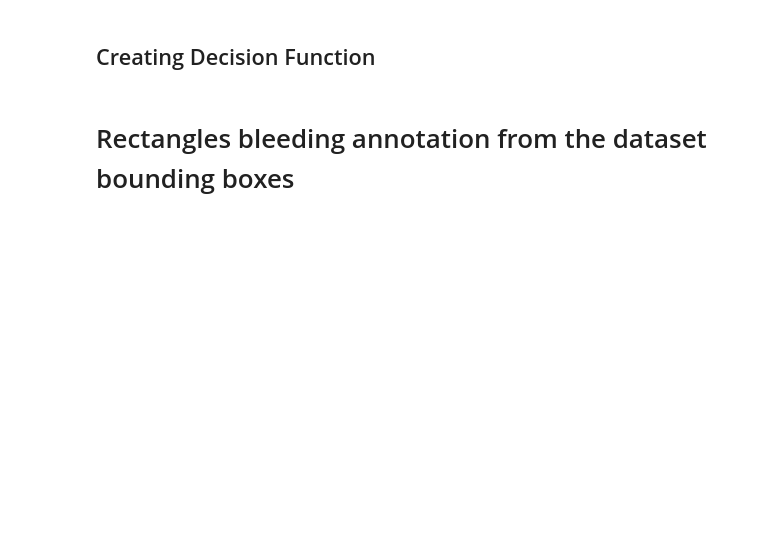
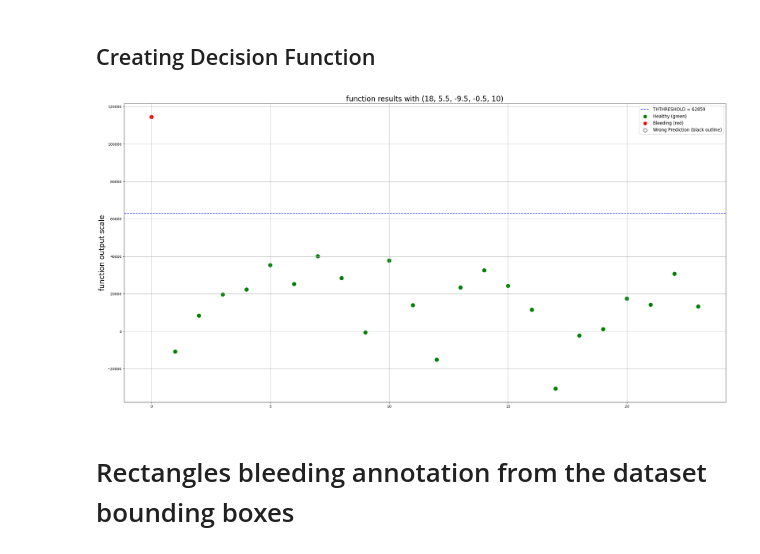
Before and after one commit to jan1na/Bleeding-Detecting-on-Capsule-Endoscopy, a Jupyter notebook: scripts/classical_method_meric.ipynb, the cells around one changed output. Drawn from its saved outputs; the diff is of its cells as text; code cells hidden in the pictures; blank space fills up the shorter version.

```diff
--- a/scripts/classical_method_meric.ipynb
+++ b/scripts/classical_method_meric.ipynb
@@ -144,0 +233,7 @@ decision_function = function
+# %%
+parameter1_values = [18]
+parameter2_values = [5.5]
+parameter3_values = [-9.5]
+parameter4_values = [-0.5]
+parameter5_values = [10]
+parameter_combinations = list(itertools.product(parameter1_values, parameter2_values, parameter3_values, parameter4_values, parameter5_values))
@@ -145,3 +266,28 @@ decision_function = function
+# %%
+best_accuracy = 0
+best_parameter_combination = None
+parameter_decisions = []
+# %%
+stop = 0
+stop_limit = 24
+for par_comb in parameter_combinations:
+    # class_correct counts how many correct predictions for that label [corrects_for_label_0, corrects_for_label_1]
+    # class_total counts how many predictions are there for that label [predictions_for_label_0, predictions_for_label_1]
+    class_correct, class_total = [0,0], [0,0]
+
+    parameter_decisions.append([])
+    for image, label in tqdm(train_validation_dataloader):
+        if stop == stop_limit:
+            break
+        stop += 1
+        np_image = image.detach().cpu().numpy()[0]
+        np_image = image_to_RGB_numpy(np_image)
+        decision = decision_function(np_image, *par_comb)
+        parameter_decisions[-1].append(decision[0])
+
+    save_prediction_plot(parameter_decisions[-1], par_comb)
+# %% [output]
+[figure, added]
 # %% [markdown]
 # Rectangles bleeding annotation from the dataset bounding boxes
 # %%
```
Also changed, not shown: parts of 14 cells of this notebook, 2 other files.
